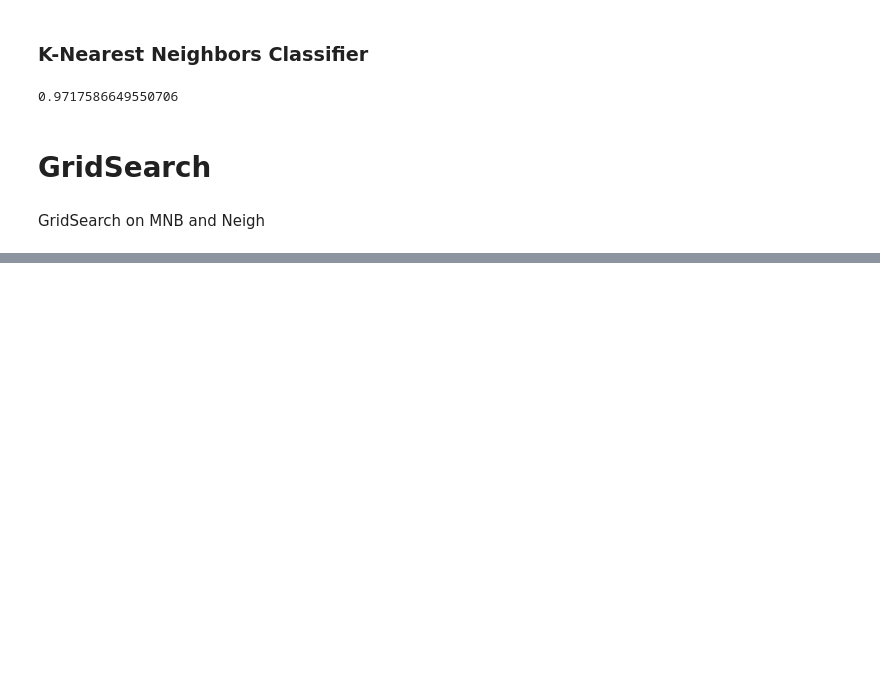
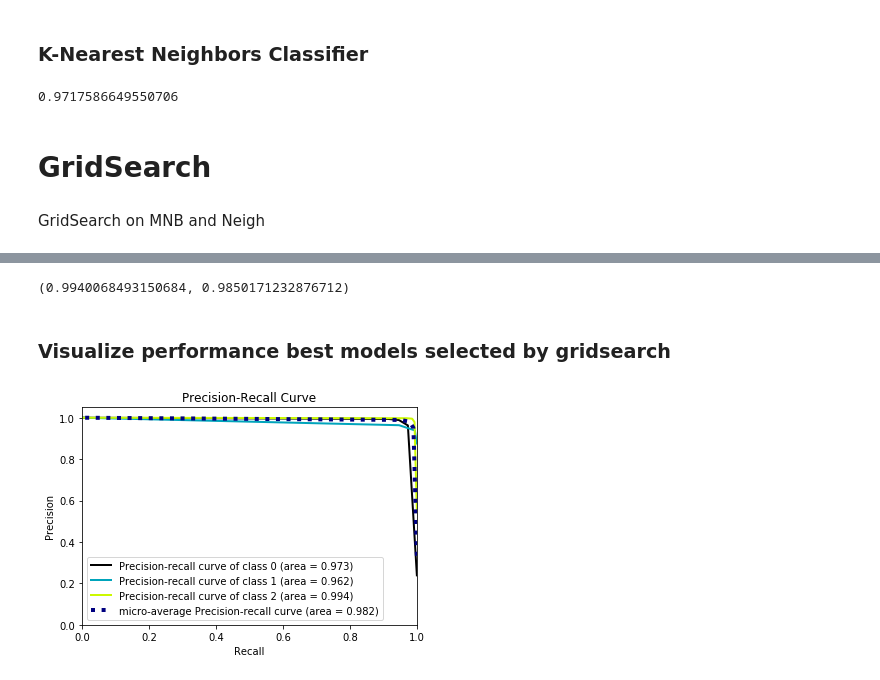
Before and after one commit to clara-codes/chinese-text-classification, a Jupyter notebook: Text Classification/Text Classification by Naive Bayes.ipynb, the cells around one changed output, grey strips where cells are left out. Saved outputs shown, nothing was run; the diff lists cells and outputs as text; code cells hidden in the pictures; blank space fills up the shorter version.

Commit message:
Finished running gridsearch on MNB and KNeigh, added progresql sql for q1 and pandas script for q2

```diff
--- a/Text Classification/Text Classification by Naive Bayes.ipynb
+++ b/Text Classification/Text Classification by Naive Bayes.ipynb
@@ -194,0 +239,6 @@ KeyboardInterrupt:
+# %%
+mnb_grid.best_score_, neigh_grid.best_score_
+# %% [output]
+(0.9940068493150684, 0.9850171232876712)
+# %% [markdown]
+### Visualize performance best models selected by gridsearch
@@ -194,0 +248,15 @@ KeyboardInterrupt:
+# %%
+neigh_tfidf = TfidfVectorizer(lowercase=False, min_df=20, max_df=0.75, max_features = 2000, use_idf=False,
+                        analyzer='char', ngram_range=(1,4))
+neigh_clf = KNeighborsClassifier(n_neighbors=3, weights='uniform')
+# %%
+X_train = neigh_tfidf.fit_transform(strat_train_set['cleaned'].values)
+X_valid = neigh_tfidf.transform(strat_valid_set['cleaned'].values)
+neigh_clf.fit(X_train, strat_train_set['tags_id'].values)
+probas = neigh_clf.predict_proba(X_valid)
+predicted = neigh_clf.predict(X_valid)
+# %%
+skplt.metrics.plot_precision_recall_curve(strat_valid_set['tags_id'].values, probas)
+plt.show()
+# %% [output]
+[figure, added]
```
Also changed, not shown: parts of 17 cells of this notebook, 4 other files.
